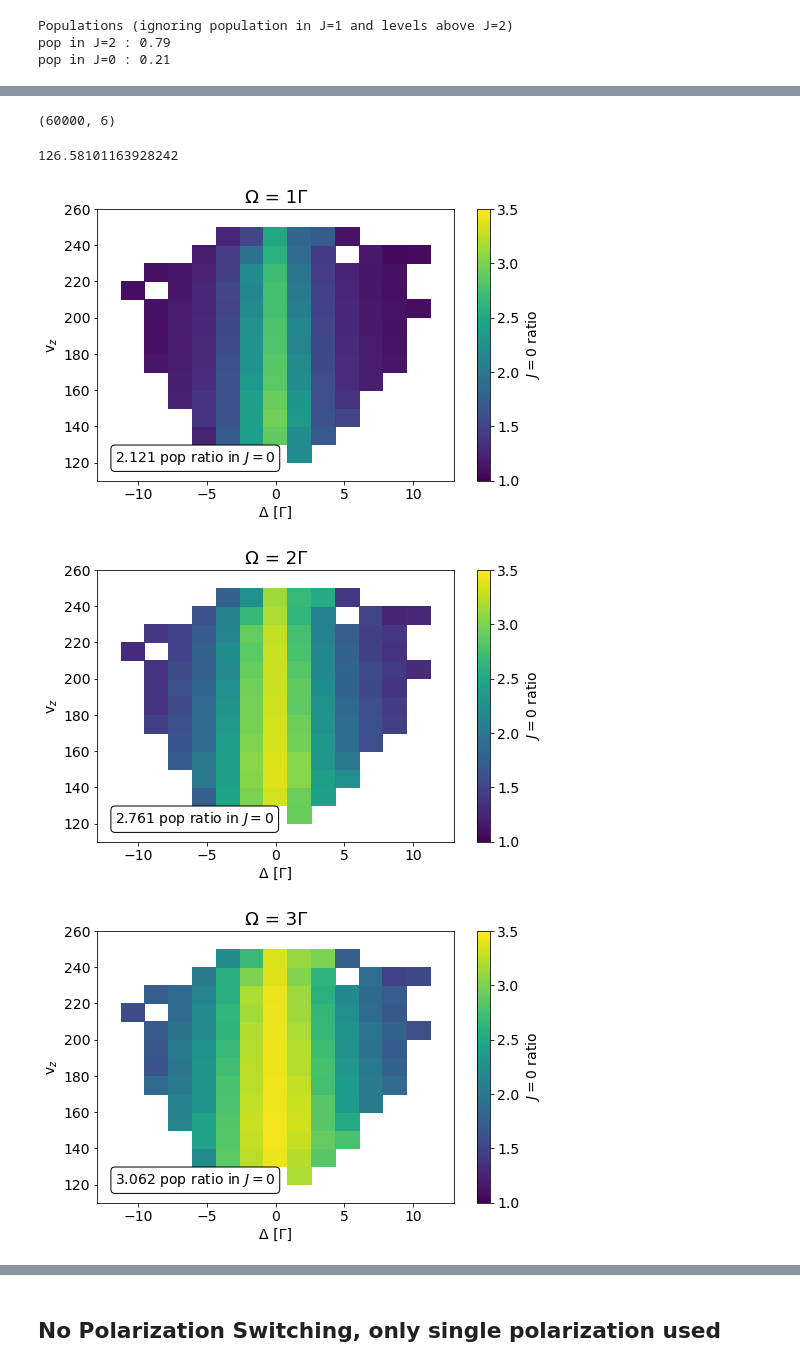
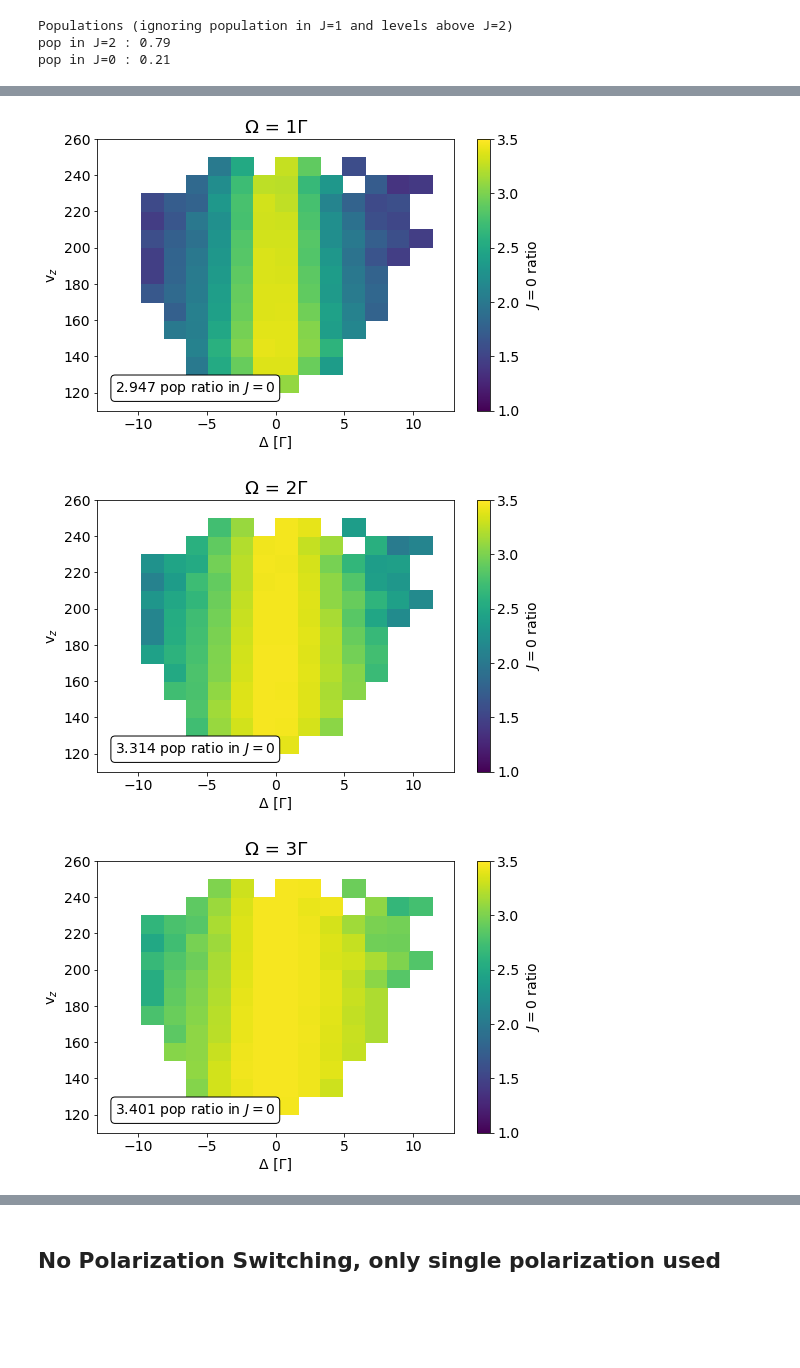
Before and after one commit to ograsdijk/optical-bloch, a Jupyter notebook: Multipassed with 2D intensity and apertures 2020_10_28 enlarged beam.ipynb, the cells around one changed output, grey strips where cells are left out. Drawn from its saved outputs; the diff is of its cells as text; code cells hidden in the pictures; blank space fills up the shorter version.

```diff
--- a/Multipassed with 2D intensity and apertures 2020_10_28 enlarged beam.ipynb
+++ b/Multipassed with 2D intensity and apertures 2020_10_28 enlarged beam.ipynb
@@ -527,10 +527,10 @@ for fname in fnames:
 # %%
 de_main = -0.39444661382277774 # main dipole transition moment
 Γ = 1/(100e-9)
-Ω =  4.5*Γ*abs(de_main)
+Ω =  1*Γ
 ωp = Γ
 νp = ωp/(2*np.pi)
-Δ = -4*Γ
+Δ = 0*Γ
 
 Main.Ω = Ω
 Main.νp = νp
@@ -538,7 +538,7 @@ Main.Δ = Δ
 Main.Γ = Γ
 
 Main.ρ_ini = ρ_ini
-Main.vz = 200.
+Main.vz = 184.
 Main.vy = 1.
 
 Main.n_passes = len(amplitudes)
@@ -738,7 +741,7 @@ results_array = np.load(fname+'.npy')
 # increase the digits
 results_array_J0 = np.zeros([len(results_array),6])
 for idx, (Ω_factor, Δ_factor, vz_factor, vy_factor, y0_factor, *pops) in tqdm(enumerate(results_array), total = len(results_array)):
-    results_array_J0[idx,:] = [round(Ω_factor/Γ/abs(de_main),2), Δ_factor/Γ, vz_factor, vy_factor, y0_factor, np.sum(pops[:4])]
+    results_array_J0[idx,:] = [round(Ω_factor/Γ,2), Δ_factor/Γ, vz_factor, vy_factor, y0_factor, np.sum(pops[:4])]
 # %%
 P0_ini = np.diag(ρ_ini[:4,:4]).sum().real
 
@@ -827,45 +830,37 @@ set_fontsize(ax, 14)
-# %%
-results_array_J0[idx,:] = [round(Ω_factor/Γ/abs(de_main),2), Δ_factor/Γ, vz_factor, vy_factor, y0_factor, np.sum(pops[:4])
-# %% [output]
-(60000, 6)
-# %%
-results_array_J0[:,2].min()
-# %% [output]
-126.58101163928242
 # %%
-xbins = np.linspace(-13, 13, 16)
+xbins = np.linspace(-13, 13, 17)
 ybins = np.linspace(110, 260, 16)
 
 for Ω_factor in np.unique(results_array_J0[:,0]):
     m = results_array_J0[:,0] == Ω_factor
     dat = results_array_J0[m]
     x = dat[:,1]
     y = dat[:,2]
     z = dat[:,5]
     stat, x_edge, y_edge, bin_number = binned_statistic_2d(x,y,values = z, statistic = 'mean', bins = [xbins, ybins])
     stat /= np.diag(ρ_ini)[:4].sum().real
     X, Y = np.meshgrid(x_edge,y_edge)
 
     fig, ax = plt.subplots(figsize = (8,5))
     cs = ax.pcolormesh(X, Y, stat.T, vmin = 1, vmax = 3.5)
     cbar = fig.colorbar(cs)
 
     ax.set_xlabel('Δ [Γ]')
     ax.set_ylabel(r'v$_z$')
     cbar.ax.set_ylabel(r"$J=0$ ratio")
 
     props = dict(boxstyle='round', facecolor='white', alpha=1)
     text = f"Ω = {Ω_factor:.0f}Γ"
     ax.set_title(text)
 
     props = dict(boxstyle='round', facecolor='white', alpha=1)
     text = f"{z.mean()/P0_ini:.3f} pop ratio in $J=0$"
     ax.text(0.05, 0.05, text, transform = ax.transAxes, fontsize = 14, bbox = props,
             va = 'bottom', ha = 'left')
 
     set_fontsize(ax, 14)
     set_fontsize(cbar.ax, 14)
 # %% [output]
-[figure, old version]
+[figure, new version]
-[figure, old version]
+[figure, new version]
-[figure, old version]
+[figure, new version]
```
Also changed, not shown: parts of 21 cells of this notebook, 8 other files.
